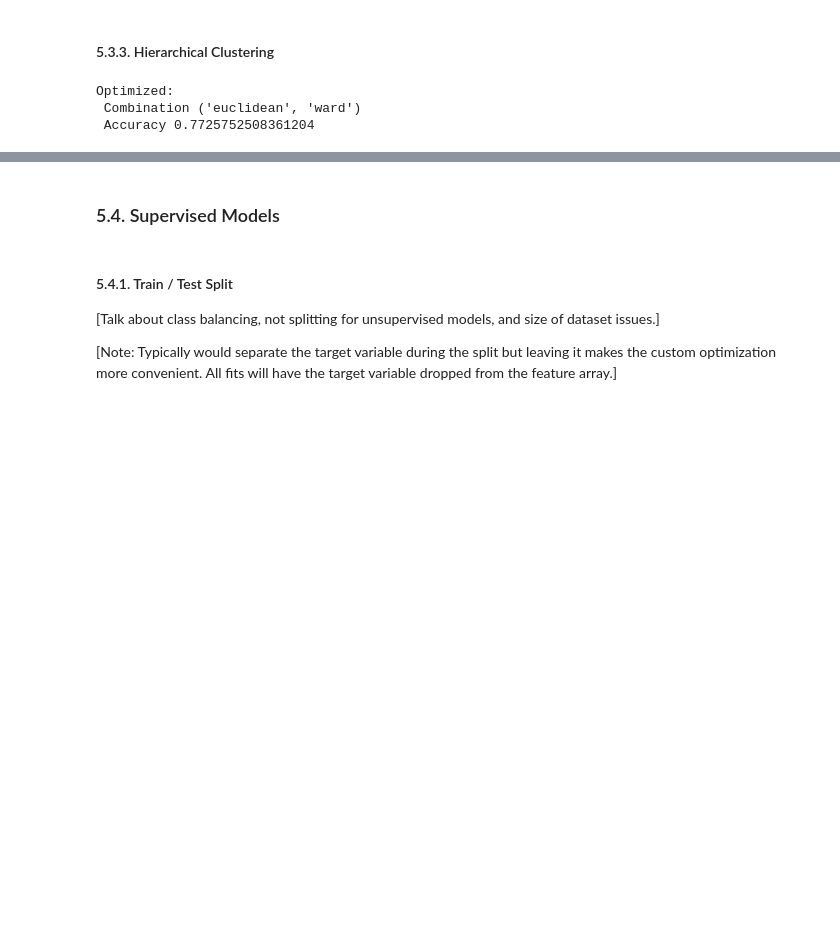
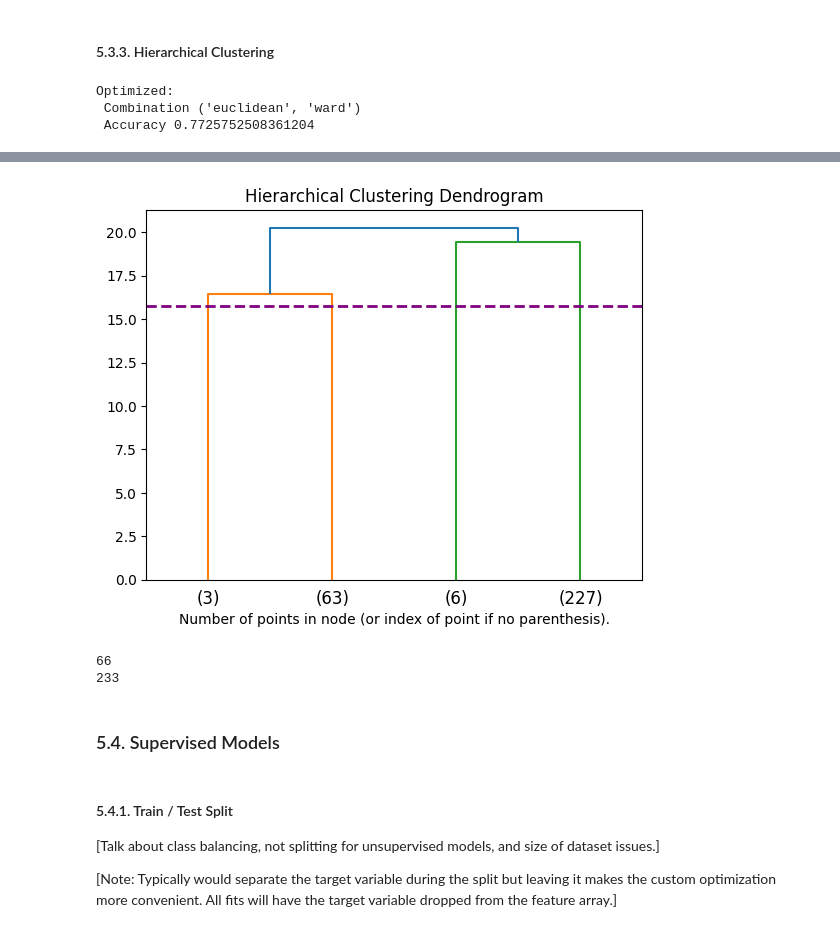
Before and after one commit to chill0121/Unsupervised_Heart_Failure_Mortality, a Jupyter notebook: Unsupervised_Heart_Failure_Mortality.ipynb, the cells around one changed output, grey strips where cells are left out. Cells and saved outputs as stored; diff of their text form; code cells hidden in the pictures; blank space fills up the shorter version.

```diff
--- a/Unsupervised_Heart_Failure_Mortality.ipynb
+++ b/Unsupervised_Heart_Failure_Mortality.ipynb
@@ -488,3 +554,18 @@ Optimized:
+# %%
+plt.title("Hierarchical Clustering Dendrogram")
+
+plot_dendrogram(mod_hier, truncate_mode = "level", p = 1) # p = level to stop at.
+plt.xlabel("Number of points in node (or index of point if no parenthesis).")
+plt.show()
+# %% [output]
+[figure, added]
+# %%
+# Sanity check on the dendogram vs the model predictions.
+print((y_pred_hier).sum())
+print((1 - y_pred_hier).sum()) # 1 - X, flips the bits for easier count.
+# %% [output]
+66
+233
 # %% [markdown]
 ### 5.4. Supervised Models <a name="super"></a>
 # %% [markdown]
```
Also changed, not shown: parts of 12 cells of this notebook.
